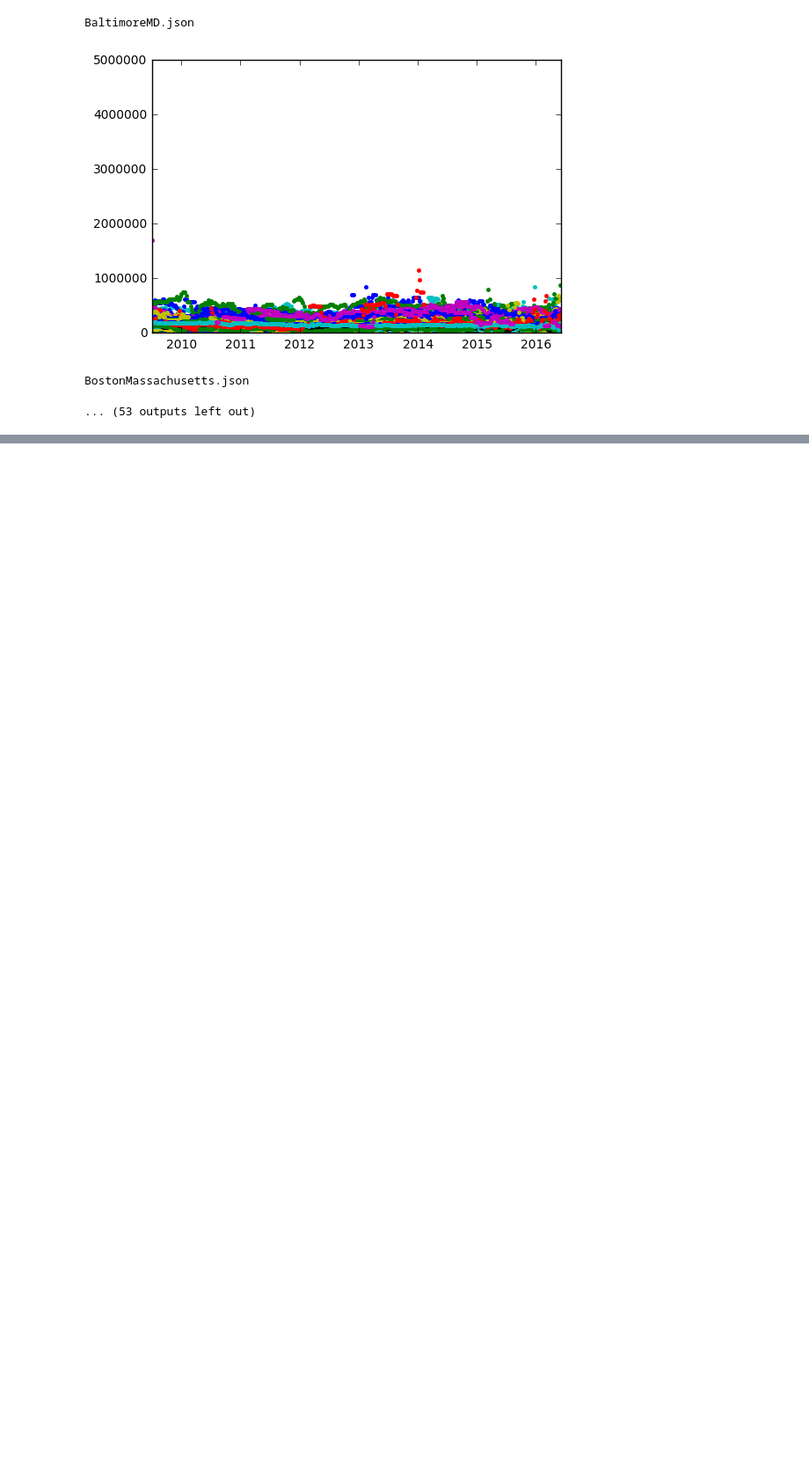
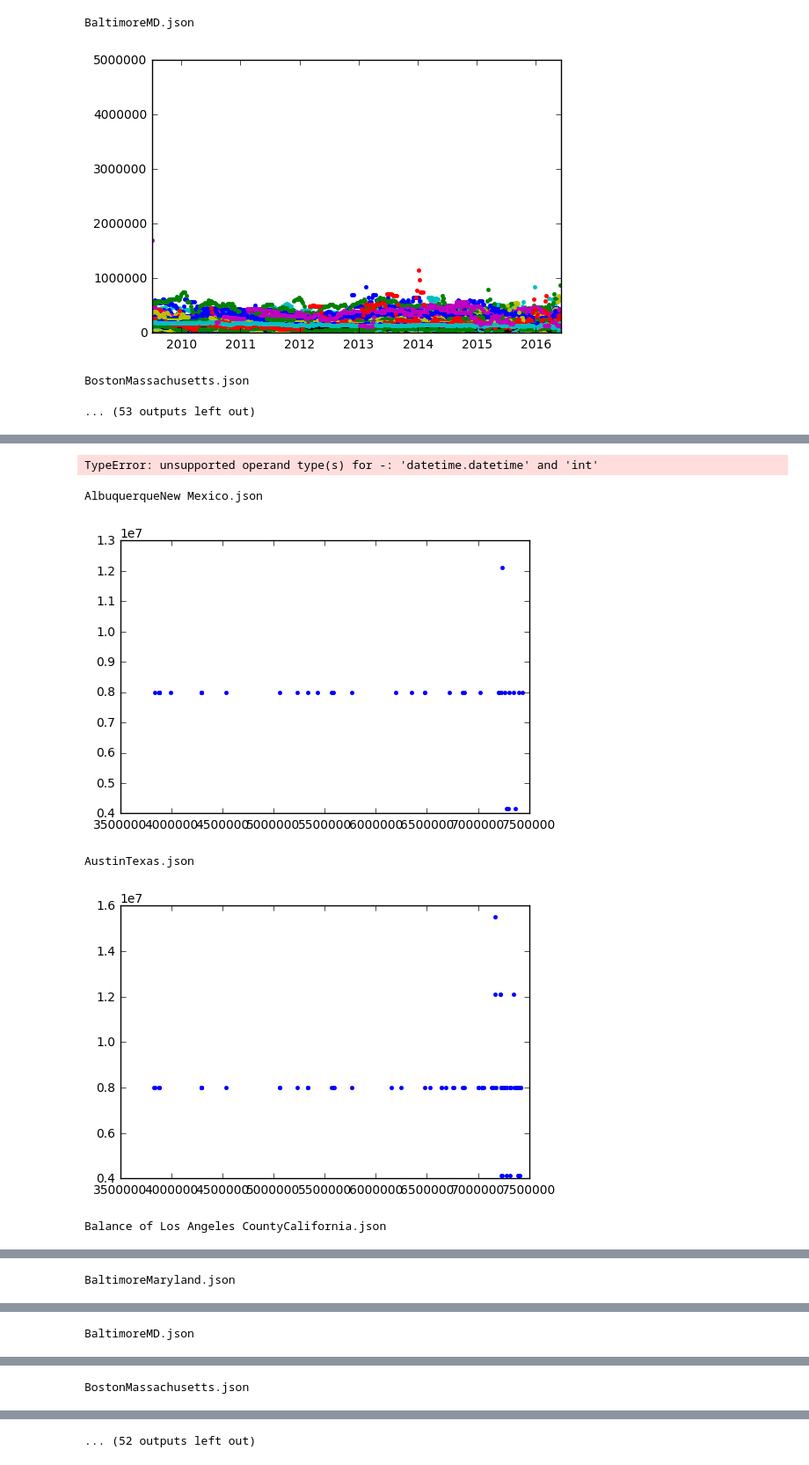
Before and after one commit to samjwil/RealEstatePredict, a Jupyter notebook: Analyze_Trulia.ipynb, the cells around one changed output, grey strips where cells are left out. Shown at 88% size. Cells and saved outputs as stored; diff of their text form; code cells hidden in the pictures; blank space fills up the shorter version.

Commit message:
more trulia work

```diff
--- a/Analyze_Trulia.ipynb
+++ b/Analyze_Trulia.ipynb
@@ -76 +79,24 @@ BostonMassachusetts.json
 ... (52 outputs left out)
+# %%
+#assumption 1:
+#Markets between 2012 to 2014 will predict the prices in 2016
+plt.close('all')
+for filename in filenames:
+    print filename
+    fig, ax=plt.subplots(nrows=1,ncols=1)
+    with open('../../Data/Trulia/jsonfiles/' + filename, 'r') as f:
+        for id_, line in enumerate(f):
+            if id_%4!=0:
+                continue
+            nowJSON=json.loads(line)
+            medTS=np.array(nowJSON['medTS'])
+            avgTS=np.array(nowJSON['avgTS'])
+            date=[datetime.strptime(item, '%Y-%m-%d') for item in nowJSON['time']]
+            ax.plot(date,avgTS - medTS,linestyle='None',marker='.')
+
+    plt.show()
+# %%
+dEN=datetime.strptime('2014-01-01', '%Y-%m-%d')
+dST=dEN-24
+# %% [output]
+TypeError: unsupported operand type(s) for -: 'datetime.datetime' and 'int'
@@ -77,14 +156,30 @@ BostonMassachusetts.json
 # %%
 for filename in filenames:
     print filename
     fig, ax=plt.subplots(nrows=1,ncols=1)
     with open('../../Data/Trulia/jsonfiles/' + filename, 'r') as f:
+        pred=[]
+        actu=[]
         for id_, line in enumerate(f):
             if id_%4!=0:
                 continue
             nowJSON=json.loads(line)
-            TS=nowJSON['medTS']
+            medTS=np.array(nowJSON['medTS'])
+            avgTS=np.array(nowJSON['avgTS'])
+
             date=[datetime.strptime(item, '%Y-%m-%d') for item in nowJSON['time']]
+            p, a= date_linear(date,TS)
+            pred.append(p)
+            actu.append(a)
+        ax.plot(actu,pred,linestyle='None',marker='.')
+#         ax.set_xlim([0.5e7,1.5e7])
+        plt.show()
+#         print stop
 
-    plt.show()
 #     print stop
+# %% [output]
+AlbuquerqueNew Mexico.json
+[figure, added]
+AustinTexas.json
+[figure, added]
+Balance of Los Angeles CountyCalifornia.json
@@ -90,0 +187 @@ for filename in filenames:
+BaltimoreMaryland.json
@@ -90,0 +189 @@ for filename in filenames:
+BaltimoreMD.json
@@ -90,0 +191 @@ for filename in filenames:
+BostonMassachusetts.json
@@ -90,0 +193 @@ for filename in filenames:
+... (52 outputs left out)
```
Also changed, not shown: parts of 7 cells of this notebook.
